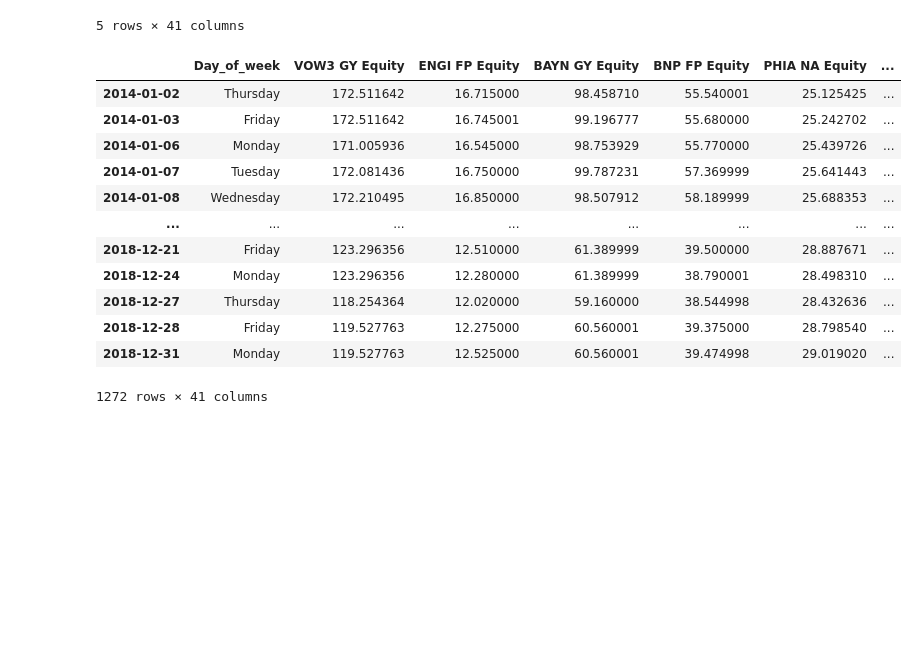
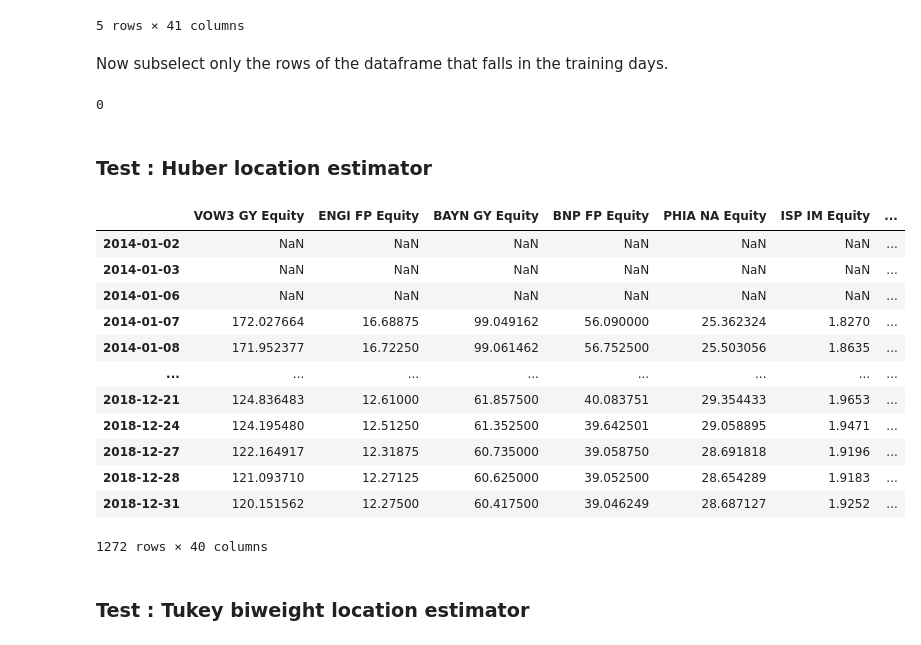
Before and after one commit to tommasograndi/portfolio-opt-with-BiLSTM-stock-preselection, a Jupyter notebook: datapreprocessing.ipynb, the cells around one changed output. Saved outputs shown, nothing was run; the diff lists cells and outputs as text; code cells hidden in the pictures; blank space fills up the shorter version.

Commit message:
add comments + location estimators

```diff
--- a/datapreprocessing.ipynb
+++ b/datapreprocessing.ipynb
@@ -192,19 +210,38 @@ X_close.head()
 | 2014-01-04 | Saturday | 172.511642 | 16.745001 | 99.196777 | 55.680000 | 25.242702 | ... |
 | 2014-01-05 | Sunday | 172.511642 | 16.745001 | 99.196777 | 55.680000 | 25.242702 | ... |
 5 rows × 41 columns
+# %% [markdown]
+Now subselect only the rows of the dataframe that falls in the training days.
 # %%
-X_close.loc[dates]
+X_close = X_close.loc[dates]
-# %% [output]
-|  | Day_of_week | VOW3 GY Equity | ENGI FP Equity | BAYN GY Equity | BNP FP Equity | PHIA NA Equity | ... |
-| 2014-01-02 | Thursday | 172.511642 | 16.715000 | 98.458710 | 55.540001 | 25.125425 | ... |
-| 2014-01-03 | Friday | 172.511642 | 16.745001 | 99.196777 | 55.680000 | 25.242702 | ... |
-| 2014-01-06 | Monday | 171.005936 | 16.545000 | 98.753929 | 55.770000 | 25.439726 | ... |
-| 2014-01-07 | Tuesday | 172.081436 | 16.750000 | 99.787231 | 57.369999 | 25.641443 | ... |
-| 2014-01-08 | Wednesday | 172.210495 | 16.850000 | 98.507912 | 58.189999 | 25.688353 | ... |
-| ... | ... | ... | ... | ... | ... | ... | ... |
-| 2018-12-21 | Friday | 123.296356 | 12.510000 | 61.389999 | 39.500000 | 28.887671 | ... |
-| 2018-12-24 | Monday | 123.296356 | 12.280000 | 61.389999 | 38.790001 | 28.498310 | ... |
-| 2018-12-27 | Thursday | 118.254364 | 12.020000 | 59.160000 | 38.544998 | 28.432636 | ... |
-| 2018-12-28 | Friday | 119.527763 | 12.275000 | 60.560001 | 39.375000 | 28.798540 | ... |
-| 2018-12-31 | Monday | 119.527763 | 12.525000 | 60.560001 | 39.474998 | 29.019020 | ... |
-1272 rows × 41 columns
+# %%
+# check the presence of any Saturday or Sunday
+
+X_close['ABI BB Equity'].isin(['Saturday', 'Sunday']).sum()
+# %% [output]
+0
+# %% [markdown]
+### Test : Huber location estimator
+# %%
+# Define a function to calculate Huber location estimator
+def huber_loc(series):
+    return robust.scale.huber(series)[0]
+
+# Apply the function to all rolling columns of the DataFrame (except days of week)
+huber_estimates = X_close.drop(['Day_of_week'], axis=1).rolling(window=4).apply(huber_loc)
+# %%
+display(huber_estimates)
+# %% [output]
+|  | VOW3 GY Equity | ENGI FP Equity | BAYN GY Equity | BNP FP Equity | PHIA NA Equity | ISP IM Equity | ... |
+| 2014-01-02 | NaN | NaN | NaN | NaN | NaN | NaN | ... |
+| 2014-01-03 | NaN | NaN | NaN | NaN | NaN | NaN | ... |
+| 2014-01-06 | NaN | NaN | NaN | NaN | NaN | NaN | ... |
+| 2014-01-07 | 172.027664 | 16.68875 | 99.049162 | 56.090000 | 25.362324 | 1.8270 | ... |
+| 2014-01-08 | 171.952377 | 16.72250 | 99.061462 | 56.752500 | 25.503056 | 1.8635 | ... |
+| ... | ... | ... | ... | ... | ... | ... | ... |
+| 2018-12-21 | 124.836483 | 12.61000 | 61.857500 | 40.083751 | 29.354433 | 1.9653 | ... |
+| 2018-12-24 | 124.195480 | 12.51250 | 61.352500 | 39.642501 | 29.058895 | 1.9471 | ... |
+| 2018-12-27 | 122.164917 | 12.31875 | 60.735000 | 39.058750 | 28.691818 | 1.9196 | ... |
+| 2018-12-28 | 121.093710 | 12.27125 | 60.625000 | 39.052500 | 28.654289 | 1.9183 | ... |
+| 2018-12-31 | 120.151562 | 12.27500 | 60.417500 | 39.046249 | 28.687127 | 1.9252 | ... |
+1272 rows × 40 columns
@@ -210,0 +250,2 @@ X_close.loc[dates]
+# %% [markdown]
+### Test : Tukey biweight location estimator
```
Also changed, not shown: parts of 13 cells of this notebook.
